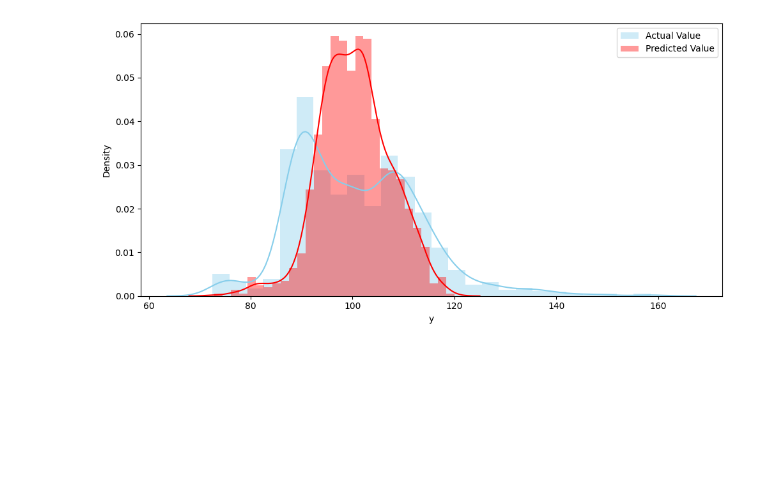
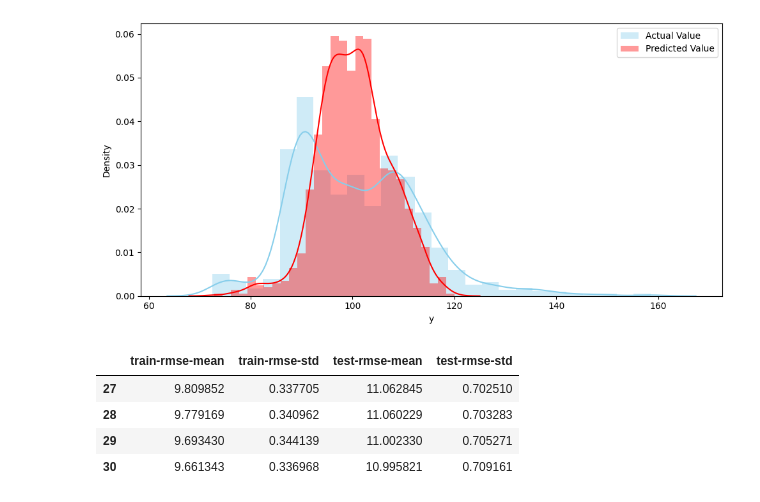
Before and after one commit to mykel71/MercedesBenzManufacturing, a Jupyter notebook: EDA MercedesBenz.ipynb, the cells around one changed output. Cells and saved outputs as stored; diff of their text form; code cells hidden in the pictures; blank space fills up the shorter version.

```diff
--- a/EDA MercedesBenz.ipynb
+++ b/EDA MercedesBenz.ipynb
@@ -184,3 +184,18 @@ plt.legend()
 plt.tight_layout()
 # %% [output]
 [figure]
+# %%
+# k-fold Cross Validation using XGBoost
+
+dmatrix_train = xgb.DMatrix(data = train_data_feature_trans, label = train_data_target)
+
+params = {'objective': 'reg:linear', 'colsample_bytree': 0.3, 'learning_rate': 0.3, 'max_depth': 5, 'alpha': 10}
+
+model_cv = xgb.cv(dtrain = dmatrix_train, params=params, nfold=3, num_boost_round = 50, early_stopping_rounds = 10, metrics = "rmse", as_pandas = True, seed = 7)
+model_cv.tail(4)
+# %% [output]
+|  | train-rmse-mean | train-rmse-std | test-rmse-mean | test-rmse-std |
+| 27 | 9.809852 | 0.337705 | 11.062845 | 0.702510 |
+| 28 | 9.779169 | 0.340962 | 11.060229 | 0.703283 |
+| 29 | 9.693430 | 0.344139 | 11.002330 | 0.705271 |
+| 30 | 9.661343 | 0.336968 | 10.995821 | 0.709161 |
```
Also changed, not shown: parts of 9 cells of this notebook, 1 other file.
